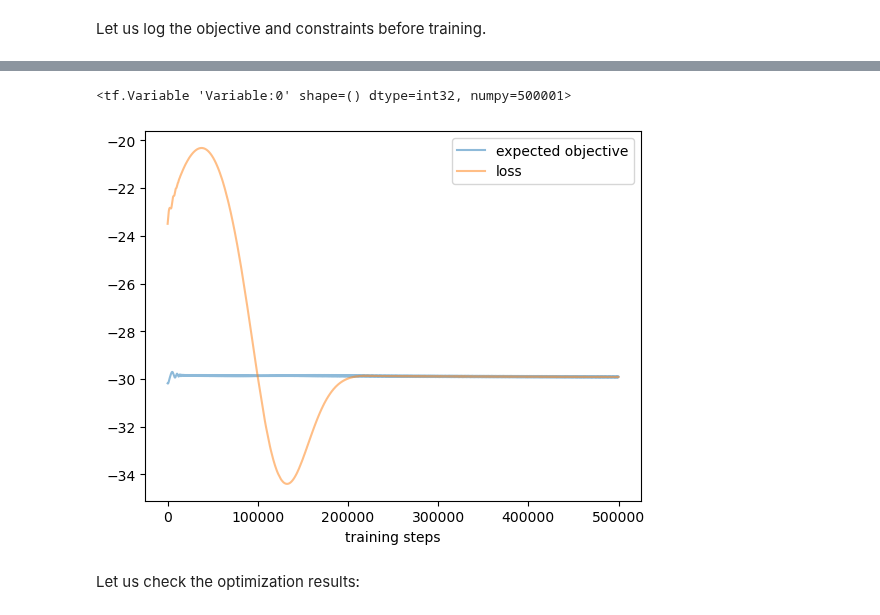
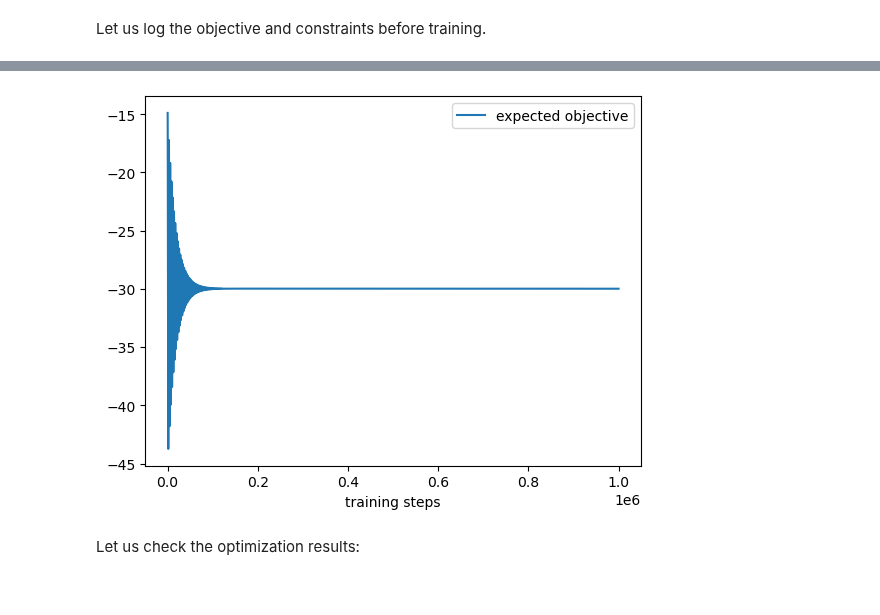
Before and after one commit to shuiruge/entropy, a Jupyter notebook: fractal/Fractal in Biology.ipynb, the cells around one changed output, grey strips where cells are left out. Cells and saved outputs as stored; diff of their text form; code cells hidden in the pictures.

```diff
--- a/fractal/Fractal in Biology.ipynb
+++ b/fractal/Fractal in Biology.ipynb
@@ -126,21 +125,14 @@ EXPERIMENT['true_log_volume'] = 3e+1
 # %%
 def get_loss(log_nu, z, mu, omega):
     objective = get_log_resistance(log_nu)
-    batch_size = tf.cast(tf.shape(log_nu)[0], log_nu.dtype)
-    loss = (
-        tf.reduce_sum(objective)
-        / batch_size  # average on samples.
-    )
+    loss = tf.reduce_sum(objective)
     constraints = []
     for multiplier, constraint in [
         (mu, get_log_volume(log_nu) - EXPERIMENT['true_log_volume']),
         (omega, log_nu - tf.square(z)),
         # other constraints......
     ]:
-        loss += (
-            tf.reduce_sum(multiplier * constraint)
-            / batch_size  # also average on samples.
-        )
+        loss += tf.reduce_sum(multiplier * constraint)
         constraints.append(constraint)
     return objective, constraints, loss
 
@@ -188,23 +178,12 @@ def get_train_step(optimizer, l2):
 
     @tf.function
     def train_step(log_nu, z, mu, omega):
-        batch_size = tf.cast(tf.shape(log_nu)[0], log_nu.dtype)
-
         with tf.GradientTape() as tape:
-            # Loss:
             if EXPERIMENT['test_no_multiplier']:
                 mu = tf.zeros_like(mu)
                 omega = tf.zeros_like(omega)
             objective, constraints, loss = get_loss(log_nu, z, mu, omega)
-
-            # L2-regulation:
-            l2_regulaition = 0.
-            for c in constraints:
-                l2_regulaition += l2 * (
-                    tf.reduce_sum(tf.square(c))
-                    / batch_size  # average on samples.
-                )
-            loss += l2_regulaition
+            loss += l2 * sum(tf.reduce_sum(tf.square(c)) for c in constraints)
 
         # Gradients
         vars = [log_nu, z, mu, omega]
@@ -248,8 +227,11 @@ z = tf.Variable(  # z shall not be zero.
 )
 mu = tf.Variable(tf.zeros([EXPERIMENT['samples'], 1]))
 omega = tf.Variable(tf.zeros([EXPERIMENT['samples'], EXPERIMENT['levels']]))
-optimizer = keras.optimizers.adam_v2.Adam(1e-5)
+# optimizer = tf.optimizers.Adam(1e-4)
+optimizer = tf.optimizers.SGD(1e-4)
 train_step, step = get_train_step(optimizer, 1e-1)
+objective_logs = []
+loss_logs = []
 # %% [markdown]
 Let us log the objective and constraints before training.
 # %%
@@ -276,22 +261,16 @@ objective, constraints
 # %%
-objective_logs = []
-loss_logs = []
-for i in tqdm(range(500000)):
+for i in tqdm(range(1000000)):
     objective, _, loss, _ = train_step(log_nu, z, mu, omega)
     objective_logs.append(objective.numpy().mean())
     loss_logs.append(loss.numpy())
-# %%
-step
-# %% [output]
-<tf.Variable 'Variable:0' shape=() dtype=int32, numpy=500001>
 # %%
-plt.plot(objective_logs, label='expected objective', alpha=0.5)
-plt.plot(loss_logs, label='loss', alpha=0.5)
+plt.plot(objective_logs, label='expected objective')
+# plt.plot(loss_logs, label='loss', alpha=0.5)
 plt.xlabel('training steps')
 plt.legend()
 plt.show()
 # %% [output]
-[figure, old version]
+[figure, new version]
 # %% [markdown]
 Let us check the optimization results:
 # %%
```
Also changed, not shown: parts of 16 cells of this notebook, 3 other files.
